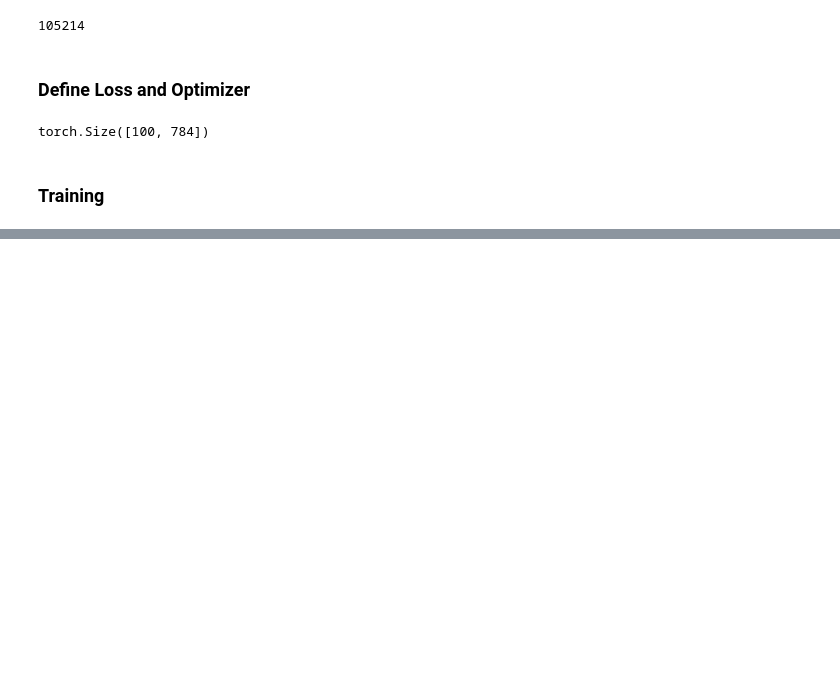
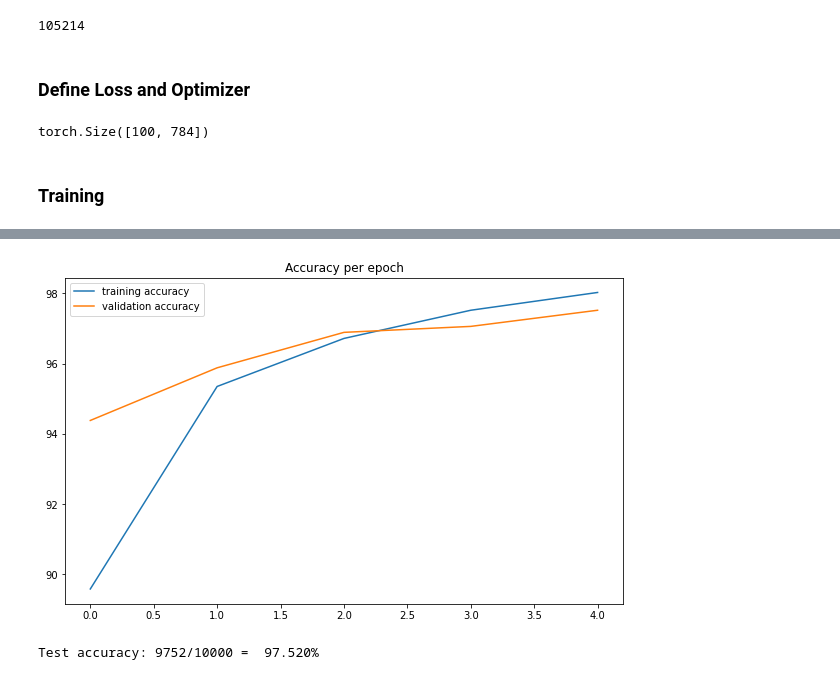
Before and after one commit to Shiska07/Deep-Learning-Projects, a Jupyter notebook: Medical Image Analysis with PyTorch/Convolutional Neural Networks/Artificial Neural Networks on MNIST.ipynb, the cells around one changed output, grey strips where cells are left out. Saved outputs shown, nothing was run; the diff lists cells and outputs as text; code cells hidden in the pictures; blank space fills up the shorter version.

Commit message:
evaluate ANN model on MNIST

```diff
--- a/Medical Image Analysis with PyTorch/Convolutional Neural Networks/Artificial Neural Networks on MNIST.ipynb
+++ b/Medical Image Analysis with PyTorch/Convolutional Neural Networks/Artificial Neural Networks on MNIST.ipynb
@@ -241,0 +234,12 @@ Epoch  0 batch 540  loss: 0.00645147  accuracy:  99.569%
+# %%
+plt.figure(figsize = (10, 6))
+'''
+train_correct and test_correct contain the number of correct predictions for each epoch; however, as training and test
+have different number of samples per epoch, we divide by no of batches.
+'''
+plt.plot([t/600 for t in train_correct], label='training accuracy')
+plt.plot([t/100 for t in test_correct], label='validation accuracy')
+plt.title('Accuracy per epoch')
+plt.legend();
+# %% [output]
+[figure, added]
@@ -241,0 +249,10 @@ Epoch  0 batch 540  loss: 0.00645147  accuracy:  99.569%
+# %%
+with torch.no_grad():
+    correct = 0
+    for X_test, y_test in test_load_all:
+        y_val = model(X_test.view(len(X_test), -1))  # pass in a flattened view of X_test
+        predicted = torch.max(y_val,1)[1]
+        correct += (predicted == y_test).sum()
+print(f'Test accuracy: {correct.item()}/{len(test_data)} = {correct.item()*100/(len(test_data)):7.3f}%')
+# %% [output]
+Test accuracy: 9752/10000 =  97.520%
```
Also changed, not shown: parts of 6 cells of this notebook.
